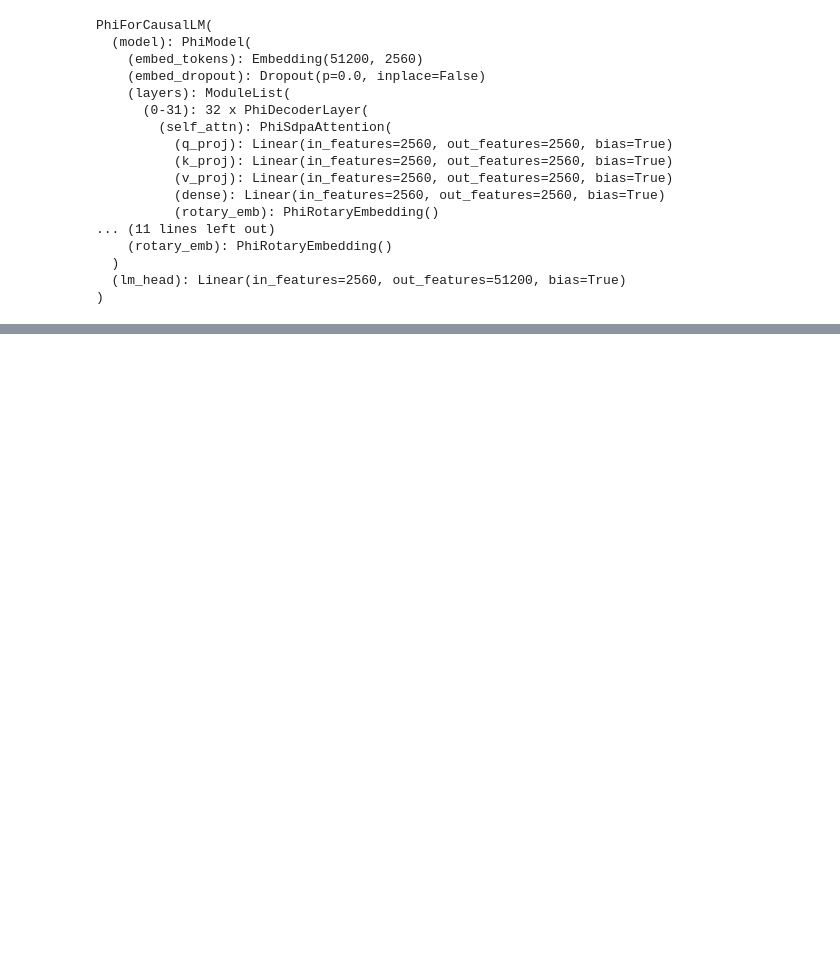
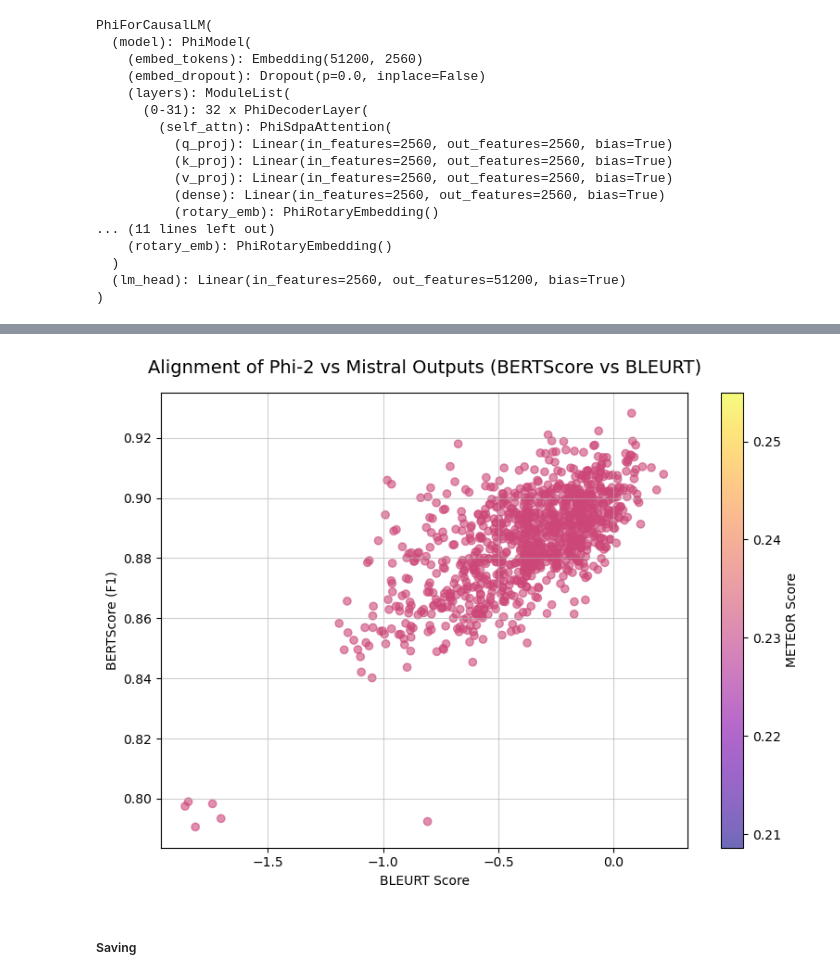
Before and after one commit to kangelamw/LLM-Project-DS, a Jupyter notebook: notebooks/4-optimization.ipynb, the cells around one changed output, grey strips where cells are left out. Saved outputs shown, nothing was run; the diff lists cells and outputs as text; code cells hidden in the pictures; blank space fills up the shorter version.

```diff
--- a/notebooks/4-optimization.ipynb
+++ b/notebooks/4-optimization.ipynb
@@ -581,0 +899,31 @@ print(tokenizer.decode(tokenizer.encode(prompt)))
+# %%
+# Scatterplot: Alignment of Phi-2 vs Mistral Outputs
+plt.figure(figsize=(8,6))
+
+# Use values from the dataframe for plotting
+plt.scatter(results_df['bleurt'],
+            results_df['bertscore'],
+            c=results_df['meteor'],
+            cmap="plasma",
+            alpha=0.6)
+
+# Add a color bar for METEOR scores
+plt.colorbar(label="METEOR Score")
+
+# Plot settings
+plt.title("Alignment of Phi-2 vs Mistral Outputs (BERTScore vs BLEURT)",
+          fontsize=14,
+          fontweight='medium',
+          pad=15)
+plt.xlabel("BLEURT Score")
+plt.ylabel("BERTScore (F1)")
+
+plt.grid(True,
+         alpha=0.6)
+plt.tight_layout()
+plt.savefig(img_path + '/fine-tuned_phi-2_vs_mistral_alignment.png')
+plt.show()
+# %% [output]
+[figure, added]
+# %% [markdown]
+##### Saving
```
Also changed, not shown: parts of 34 cells of this notebook, 16 other files.
